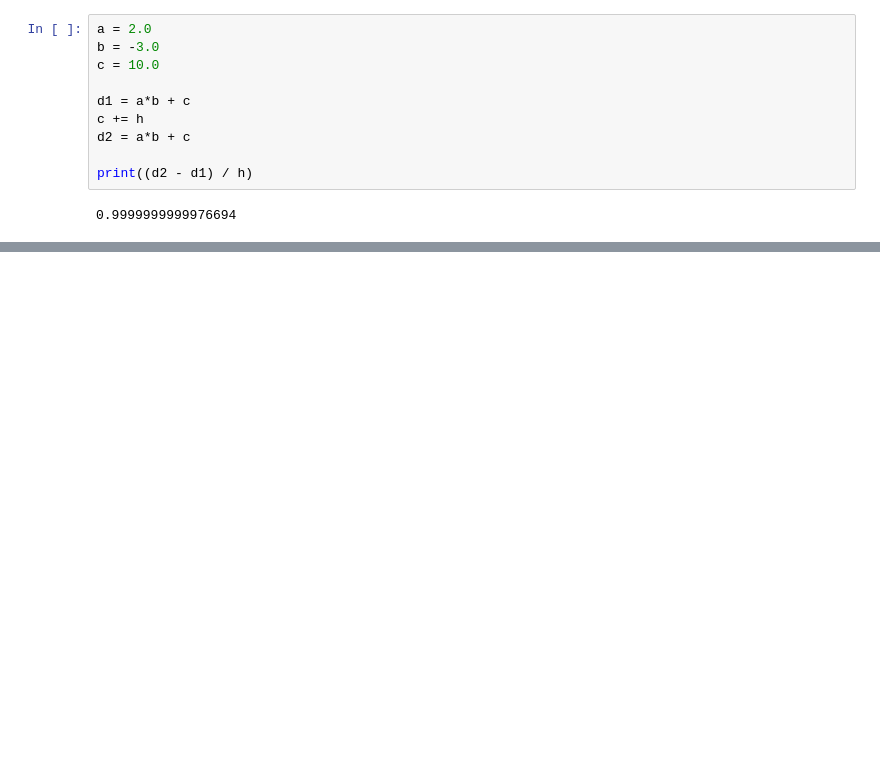
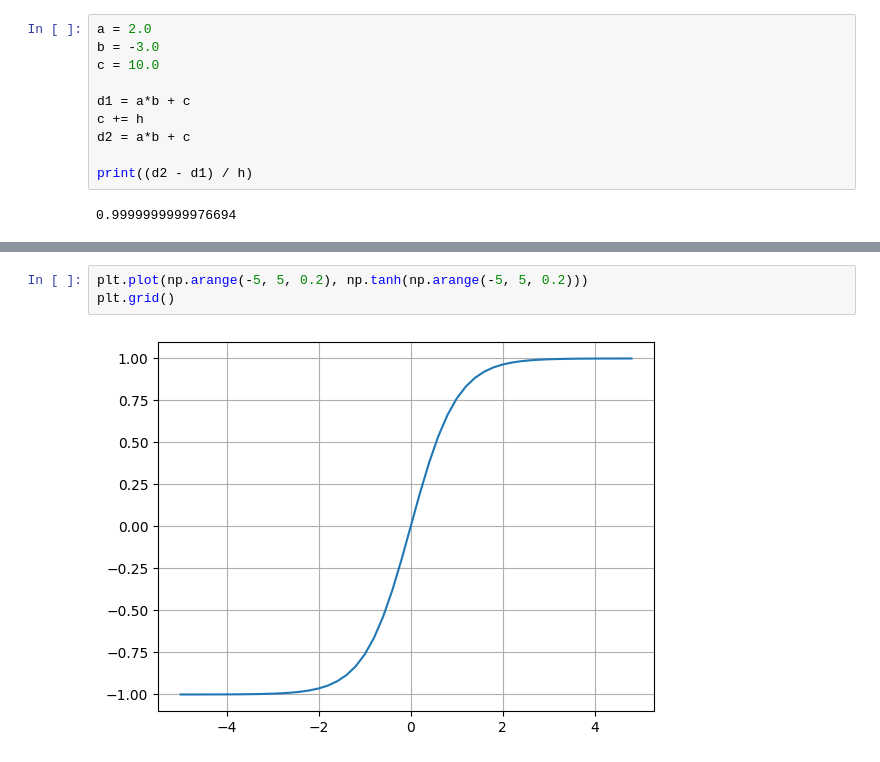
Before and after one commit to candu/nn-zero-to-hero, a Jupyter notebook: micrograd_from_scratch.ipynb, the cells around one changed output, grey strips where cells are left out. Saved outputs shown, nothing was run; the diff lists cells and outputs as text; blank space fills up the shorter version.

```diff
--- a/micrograd_from_scratch.ipynb
+++ b/micrograd_from_scratch.ipynb
@@ -119,0 +150,5 @@ draw_dot(L)
+# %%
+plt.plot(np.arange(-5, 5, 0.2), np.tanh(np.arange(-5, 5, 0.2)))
+plt.grid()
+# %% [output]
+[figure, added]
```
Also changed, not shown: parts of 5 cells of this notebook.
